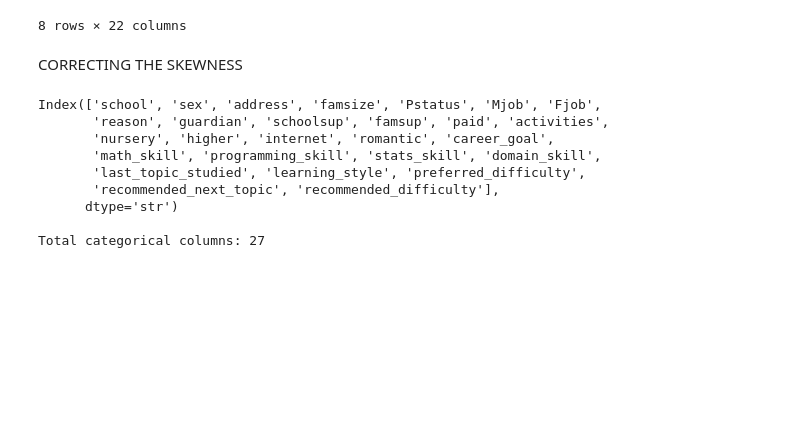
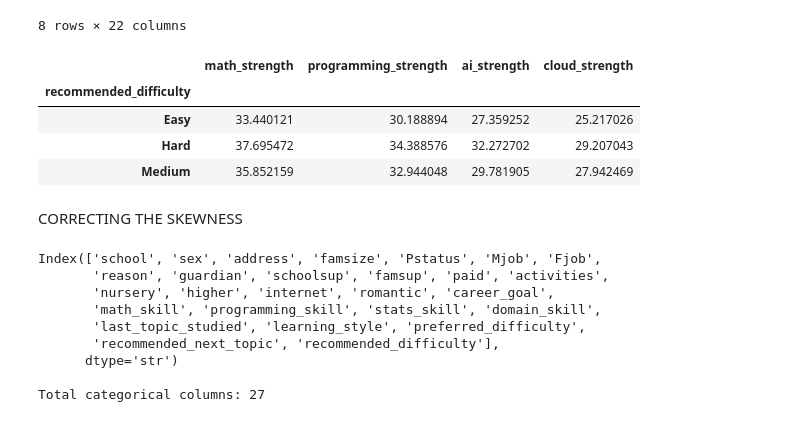
Before and after one commit to PALAK7890/Adaptive-Learning-Path-Recommendation-System, a Jupyter notebook: notebooks/Adaptive Learning Path Recommendation System.ipynb, the cells around one changed output. Saved outputs shown, nothing was run; the diff lists cells and outputs as text; code cells hidden in the pictures; blank space fills up the shorter version.

```diff
--- a/notebooks/Adaptive Learning Path Recommendation System.ipynb
+++ b/notebooks/Adaptive Learning Path Recommendation System.ipynb
@@ -136,3 +201,18 @@ df.describe()
 | 75% | 18.00000 | 3.000000 | 3.000000 | 3.000000 | 3.000000 | 0.000000 | 4.000000 | 4.000000 | 4.000000 | 4.00000 | ... |
 | max | 22.00000 | 4.000000 | 4.000000 | 4.000000 | 4.000000 | 3.000000 | 5.000000 | 5.000000 | 5.000000 | 5.00000 | ... |
 8 rows × 22 columns
+# %%
+df.groupby("recommended_difficulty")[
+[
+    "math_strength",
+    "programming_strength",
+    "ai_strength",
+    "cloud_strength"
+]
+].mean()
+# %% [output]
+|  | math_strength | programming_strength | ai_strength | cloud_strength |
+| recommended_difficulty |  |  |  |  |
+| Easy | 33.440121 | 30.188894 | 27.359252 | 25.217026 |
+| Hard | 37.695472 | 34.388576 | 32.272702 | 29.207043 |
+| Medium | 35.852159 | 32.944048 | 29.781905 | 27.942469 |
```
Also changed, not shown: parts of 26 cells of this notebook, 4 other files.
